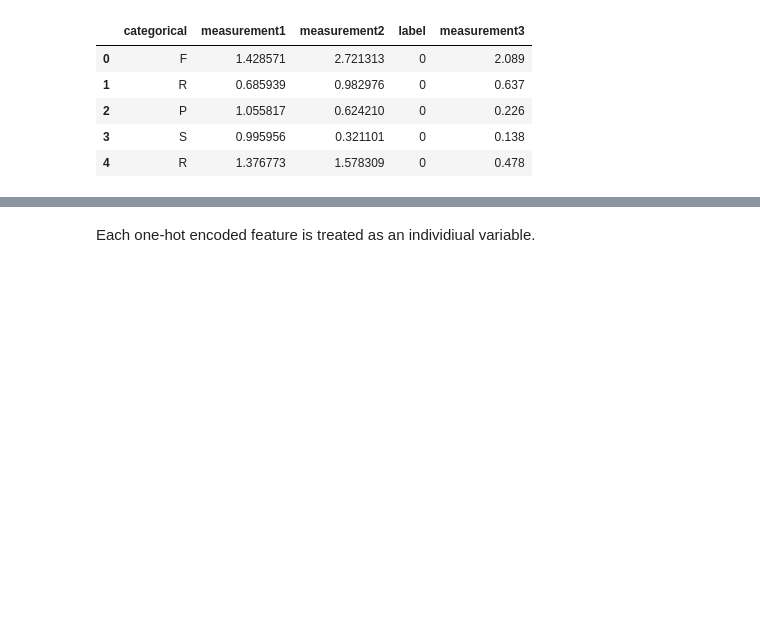
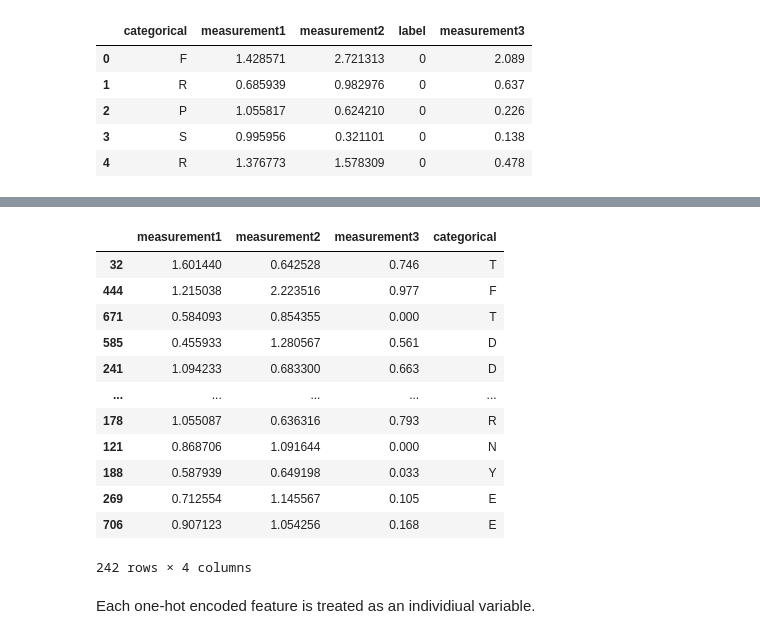
Before and after one commit to SamanAshtiani/feature_importance_permutation, a Jupyter notebook: feature_imprtance_permutation.ipynb, the cells around one changed output, grey strips where cells are left out. Saved outputs shown, nothing was run; the diff lists cells and outputs as text; code cells hidden in the pictures; blank space fills up the shorter version.

```diff
--- a/feature_imprtance_permutation.ipynb
+++ b/feature_imprtance_permutation.ipynb
@@ -300,6 +309,22 @@ gs = GridSearchCV(estimator=pipe,
 
 gs = gs.fit(X_train_ohe, df_y_train.values)
 model = gs.best_estimator_
+# %%
+df_X_test
+# %% [output]
+|  | measurement1 | measurement2 | measurement3 | categorical |
+| 32 | 1.601440 | 0.642528 | 0.746 | T |
+| 444 | 1.215038 | 2.223516 | 0.977 | F |
+| 671 | 0.584093 | 0.854355 | 0.000 | T |
+| 585 | 0.455933 | 1.280567 | 0.561 | D |
+| 241 | 1.094233 | 0.683300 | 0.663 | D |
+| ... | ... | ... | ... | ... |
+| 178 | 1.055087 | 0.636316 | 0.793 | R |
+| 121 | 0.868706 | 1.091644 | 0.000 | N |
+| 188 | 0.587939 | 0.649198 | 0.033 | Y |
+| 269 | 0.712554 | 1.145567 | 0.105 | E |
+| 706 | 0.907123 | 1.054256 | 0.168 | E |
+242 rows × 4 columns
 # %% [markdown]
 Each one-hot encoded feature is treated as an individiual variable.
 # %%
```
Also changed, not shown: parts of 7 cells of this notebook.
